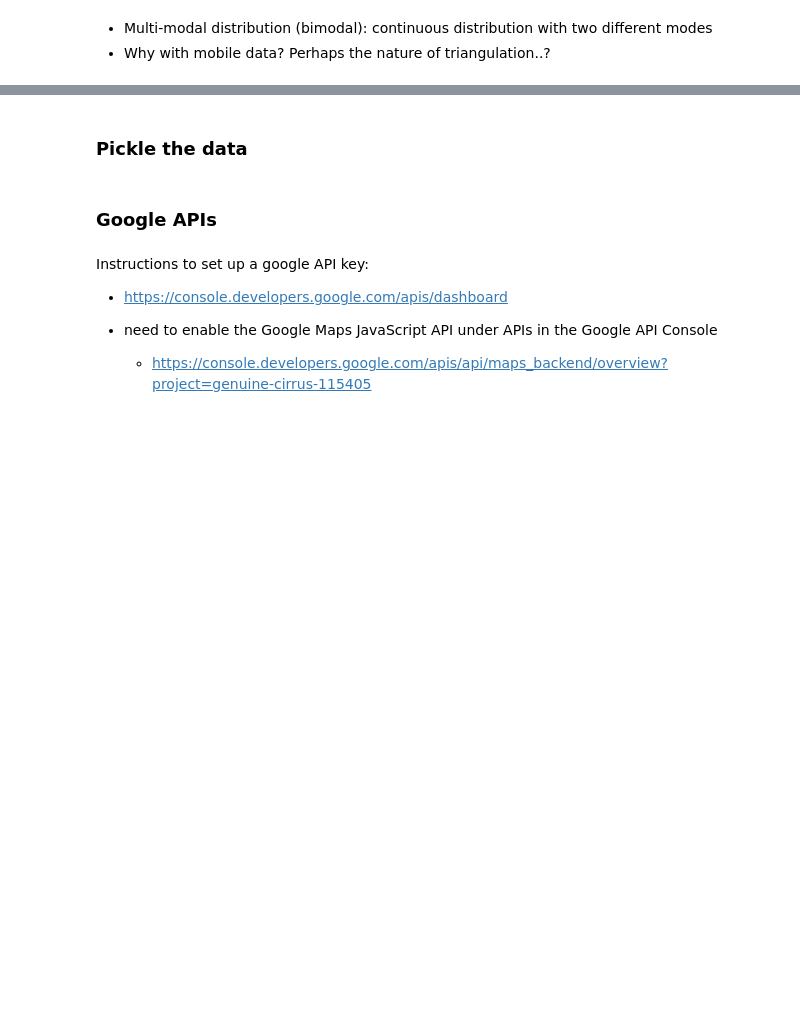
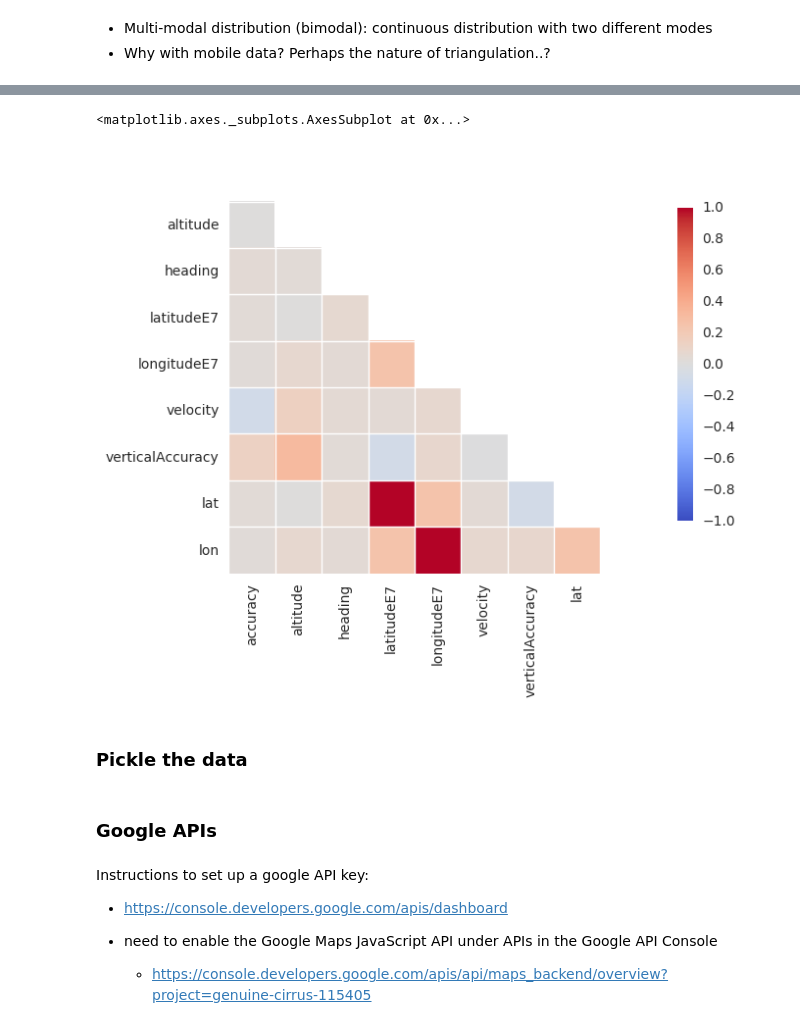
Before and after one commit to giladlotan/surveillancesociety, a Jupyter notebook: class_1.ipynb, the cells around one changed output, grey strips where cells are left out. Drawn from its saved outputs; the diff is of its cells as text; code cells hidden in the pictures; blank space fills up the shorter version.

```diff
--- a/class_1.ipynb
+++ b/class_1.ipynb
@@ -101,5 +227,10 @@ df.corr()
 # %%
-sns.corrplot(df, annot=False, diag_names=False)
+from seaborn.linearmodels import corrplot
+
+corrplot(df, annot=False, diag_names=False)
+# %% [output]
+<matplotlib.axes._subplots.AxesSubplot at 0x...>
+[figure, added]
 # %% [markdown]
 ### Pickle the data
 # %%
```
Also changed, not shown: parts of 19 cells of this notebook.
